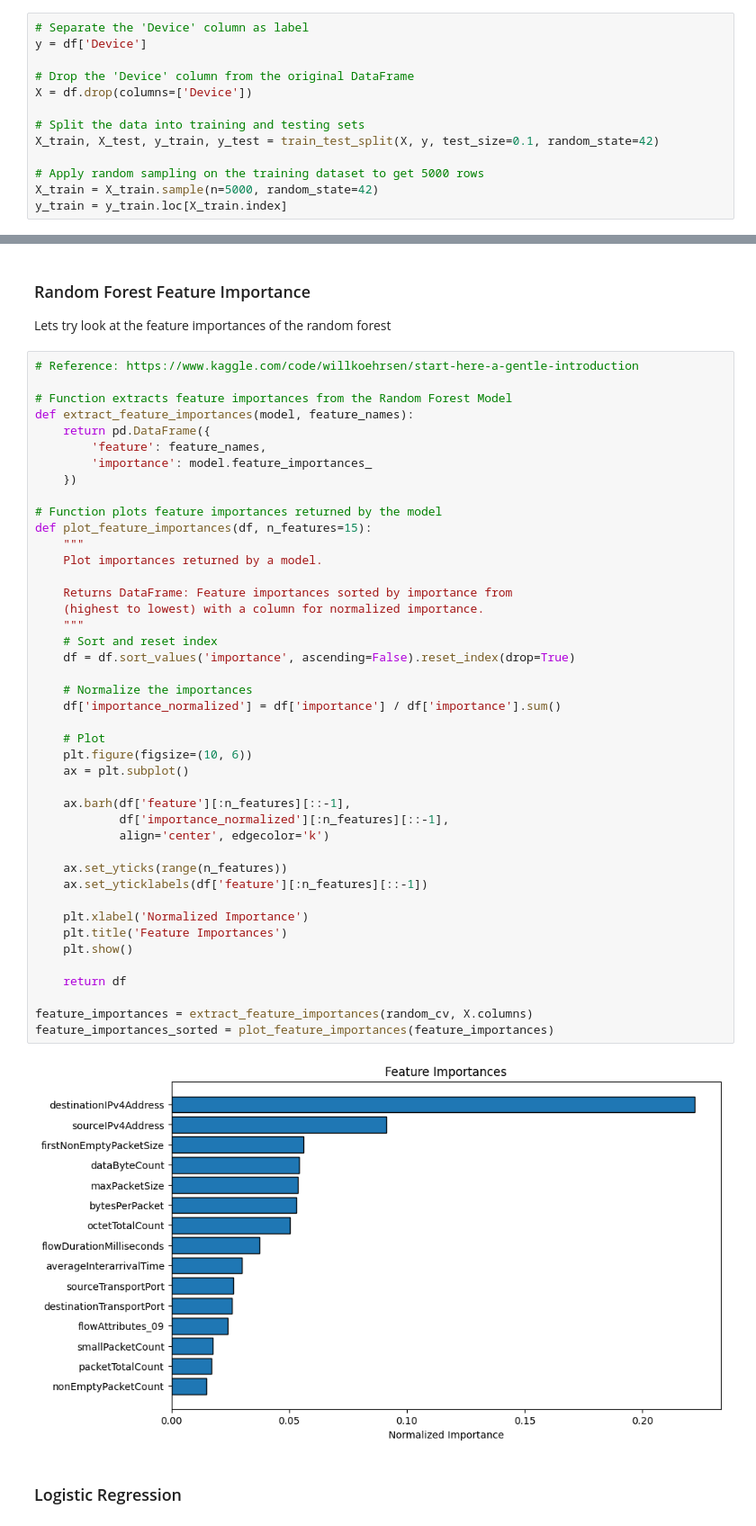
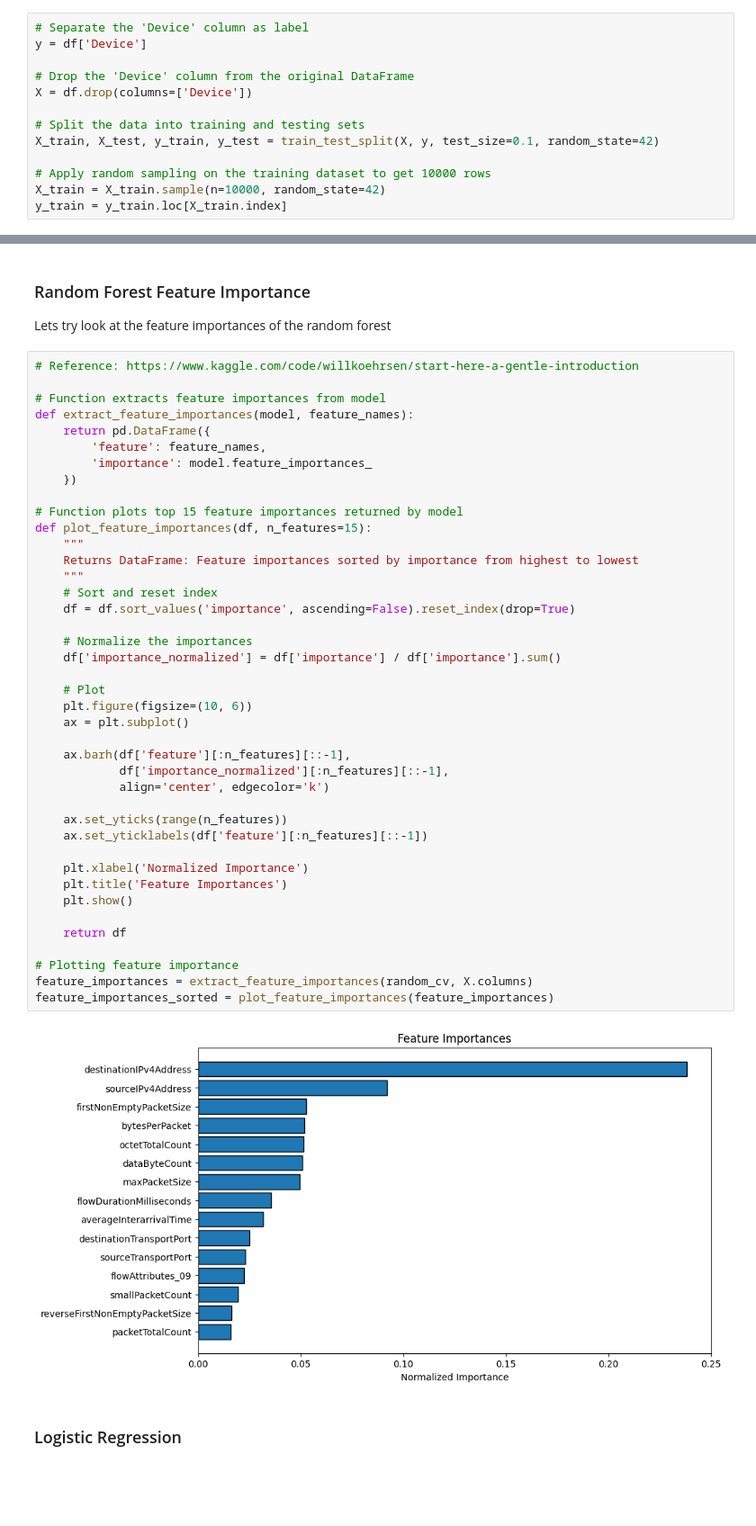
Before and after one commit to BChun11/DATA3001, a Jupyter notebook: DATA3001_modeling.ipynb, the cells around one changed output, grey strips where cells are left out. Shown at 90% size. Drawn from its saved outputs; the diff is of its cells as text; blank space fills up the shorter version.

```diff
--- a/DATA3001_modeling.ipynb
+++ b/DATA3001_modeling.ipynb
@@ -232,8 +231,8 @@ X = df.drop(columns=['Device'])
 # Split the data into training and testing sets
 X_train, X_test, y_train, y_test = train_test_split(X, y, test_size=0.1, random_state=42)
 
-# Apply random sampling on the training dataset to get 5000 rows
-X_train = X_train.sample(n=5000, random_state=42)
+# Apply random sampling on the training dataset to get 10000 rows
+X_train = X_train.sample(n=10000, random_state=42)
 y_train = y_train.loc[X_train.index]
 # %% [markdown]
 ## Applying the Decision Tree and Random Forest Algorithm
@@ -377,48 +376,46 @@ Lets try look at the feature importances of the random forest
 # %%
 # Reference: https://www.kaggle.com/code/willkoehrsen/start-here-a-gentle-introduction
 
-# Function extracts feature importances from the Random Forest Model
+# Function extracts feature importances from model
 def extract_feature_importances(model, feature_names):
     return pd.DataFrame({
         'feature': feature_names,
         'importance': model.feature_importances_
     })
 
-# Function plots feature importances returned by the model
+# Function plots top 15 feature importances returned by model
 def plot_feature_importances(df, n_features=15):
     """
-    Plot importances returned by a model.
-
-    Returns DataFrame: Feature importances sorted by importance from
-    (highest to lowest) with a column for normalized importance.
+    Returns DataFrame: Feature importances sorted by importance from highest to lowest
     """
     # Sort and reset index
     df = df.sort_values('importance', ascending=False).reset_index(drop=True)
 
     # Normalize the importances
     df['importance_normalized'] = df['importance'] / df['importance'].sum()
 
     # Plot
     plt.figure(figsize=(10, 6))
     ax = plt.subplot()
 
     ax.barh(df['feature'][:n_features][::-1],
             df['importance_normalized'][:n_features][::-1],
             align='center', edgecolor='k')
 
     ax.set_yticks(range(n_features))
     ax.set_yticklabels(df['feature'][:n_features][::-1])
 
     plt.xlabel('Normalized Importance')
     plt.title('Feature Importances')
     plt.show()
 
     return df
 
+# Plotting feature importance
 feature_importances = extract_feature_importances(random_cv, X.columns)
 feature_importances_sorted = plot_feature_importances(feature_importances)
 # %% [output]
-[figure, old version]
+[figure, new version]
 # %% [markdown]
 ### Logistic Regression
 # %%
```
Also changed, not shown: parts of 16 cells of this notebook.
